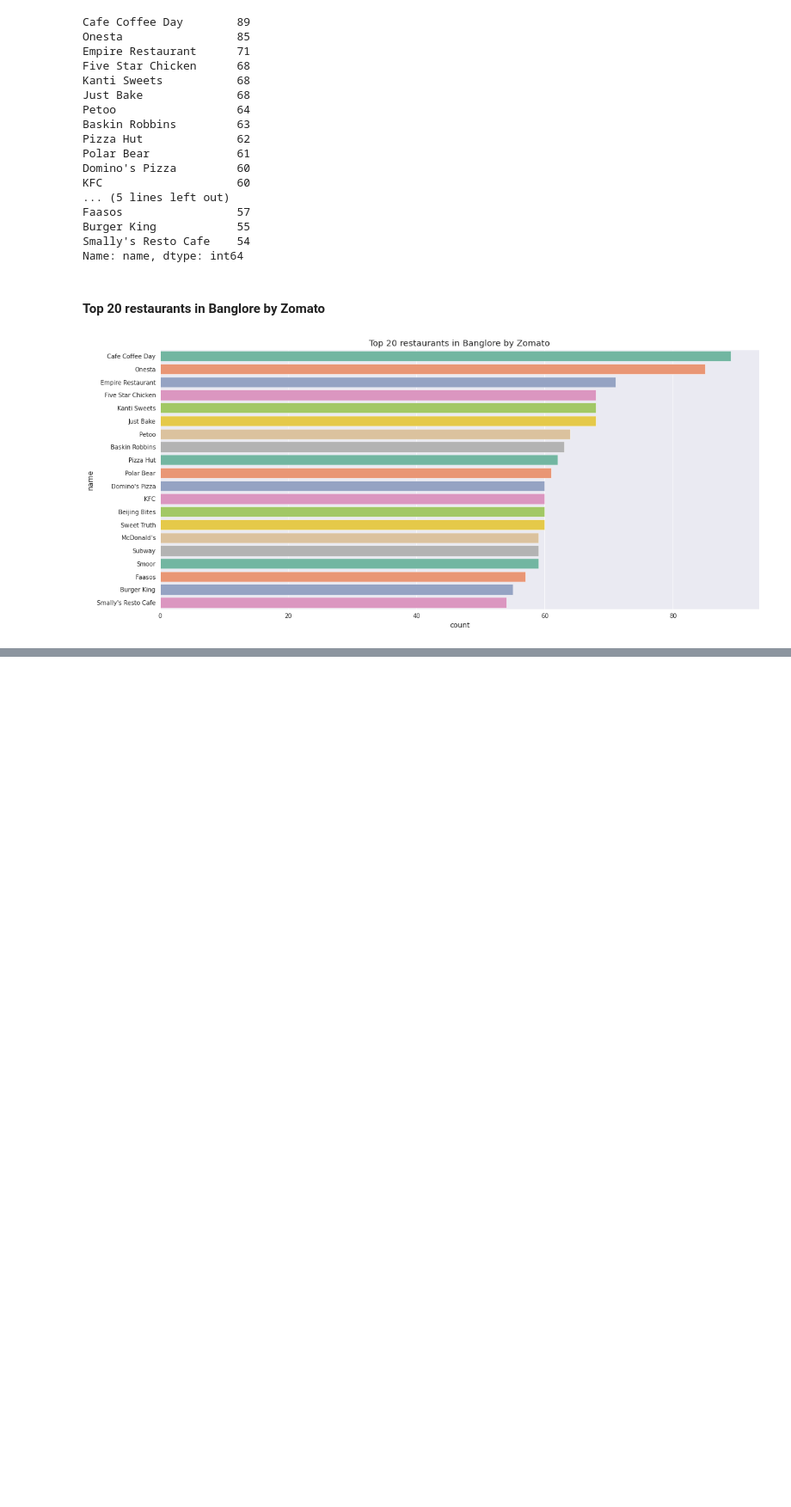
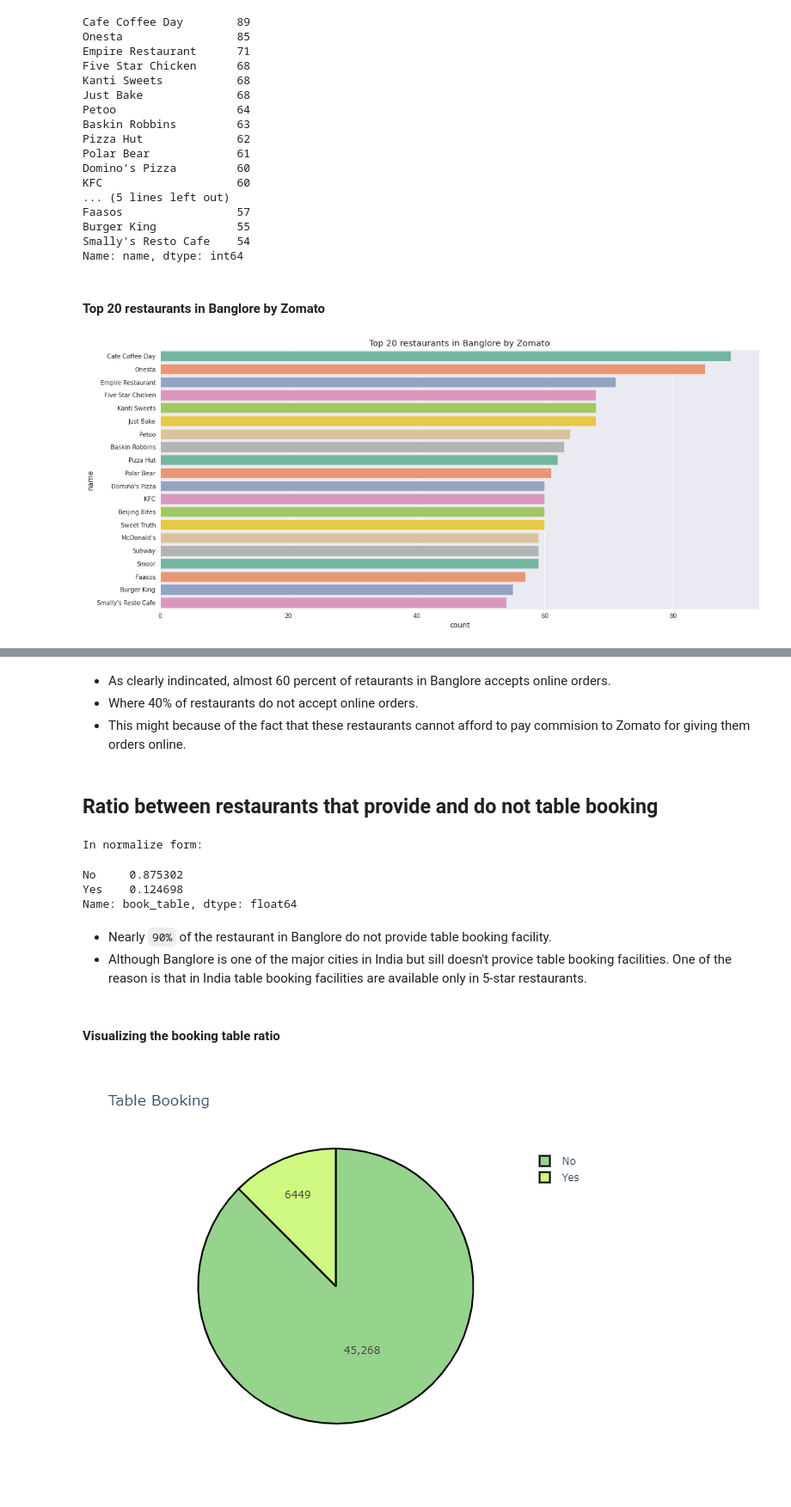
Before and after one commit to karan842/zomato-restaurants-analysis, a Jupyter notebook: zomato-restaurant-analysis.ipynb, the cells around one changed output, grey strips where cells are left out. Shown at 86% size. Saved outputs shown, nothing was run; the diff lists cells and outputs as text; code cells hidden in the pictures; blank space fills up the shorter version.

Commit message:
Kaggle Notebook | Zomato Restaurant Analysis | Version 8

```diff
--- a/zomato-restaurant-analysis.ipynb
+++ b/zomato-restaurant-analysis.ipynb
@@ -262,0 +255,31 @@ plt.show()
+# %% [markdown]
+- As clearly indincated, almost 60 percent of retaurants in Banglore accepts online orders.
+- Where 40% of restaurants do not accept online orders.
+- This might because of the fact that these restaurants cannot afford to pay commision to Zomato for giving them orders online.
+# %% [markdown]
+## Ratio between restaurants that provide and do not table booking
+# %%
+print("In normalize form: \n")
+df['book_table'].value_counts(normalize=True)
+# %% [output]
+In normalize form:
+No     0.875302
+Yes    0.124698
+Name: book_table, dtype: float64
+# %% [markdown]
+- Nearly `90%` of the restaurant in Banglore do not provide table booking facility.
+- Although Banglore is one of the major cities in India but sill doesn't provice table booking facilities. One of the reason is that in India table booking facilities are available only in 5-star restaurants.
+# %% [markdown]
+#### Visualizing the booking table ratio
+# %%
+x = df['book_table'].value_counts()
+colors = ['#96D38C', '#D0F981']
+
+trace = go.Pie(labels=x.index, values=x, textinfo="value",
+              marker=dict(colors=colors,
+                         line=dict(color='#000000',width=2)))
+layout = go.Layout(title="Table Booking",width=500, height=500)
+fig = go.Figure(data=[trace],layout=layout)
+py.iplot(fig, filename='pie_chart_subplots')
+# %% [output]
+[figure, added]
```
Also changed, not shown: parts of 13 cells of this notebook.
